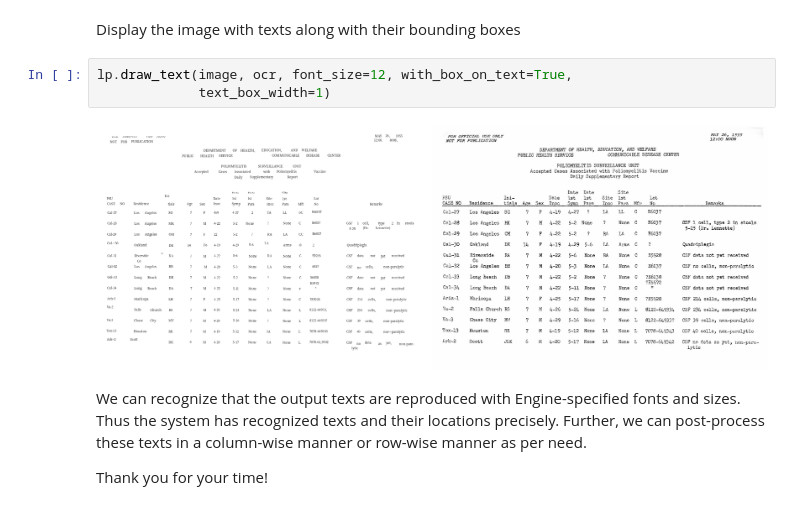
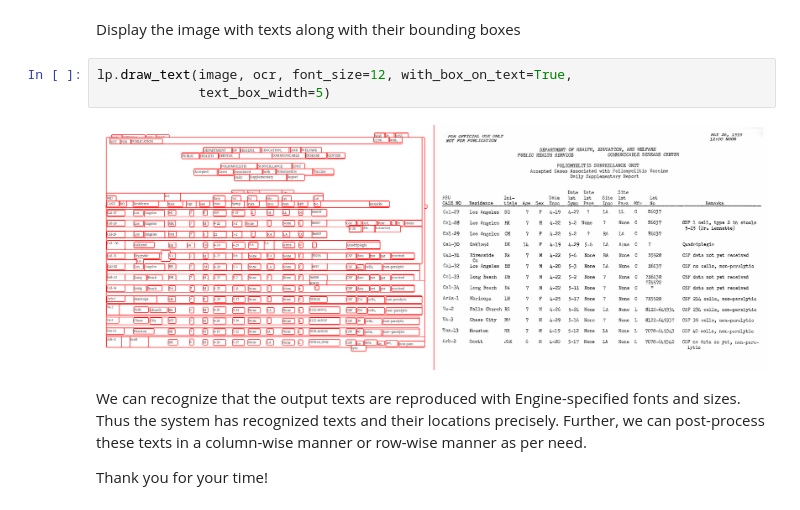
Before and after one commit to Abhishek92kumar/LJMU, a Jupyter notebook: LayoutParser_table_OCR.ipynb, the cells around one changed output. Cells and saved outputs as stored; diff of their text form.

```diff
--- a/LayoutParser_table_OCR.ipynb
+++ b/LayoutParser_table_OCR.ipynb
@@ -143,9 +134,9 @@ Layout(_blocks=[TextBlock(block=Rectangle(x_1=0, y_1=0, x_2=1279, y_2=932), text
 Display the image with texts along with their bounding boxes
 # %%
 lp.draw_text(image, ocr, font_size=12, with_box_on_text=True,
-             text_box_width=1)
+             text_box_width=5)
 # %% [output]
-[figure, old version]
+[figure, new version]
 # %% [markdown]
 We can recognize that the output texts are reproduced with Engine-specified fonts and sizes. Thus the system has recognized texts and their locations precisely. Further, we can post-process these texts in a column-wise manner or row-wise manner as per need.
 
```
Also changed, not shown: parts of 3 cells of this notebook.
